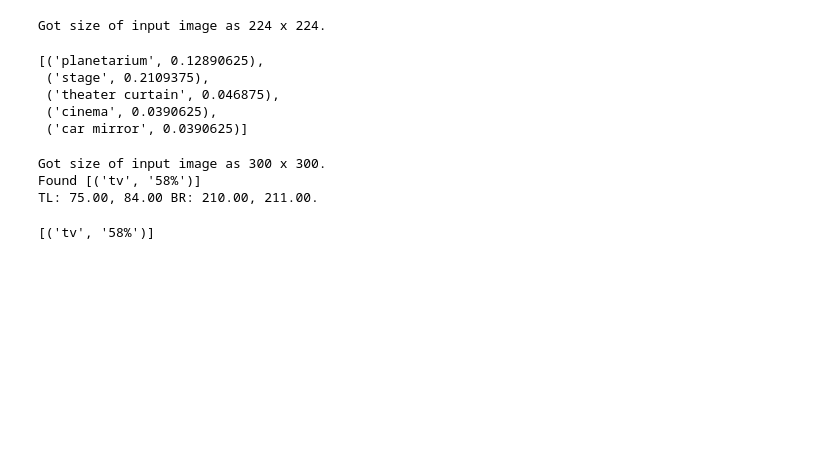
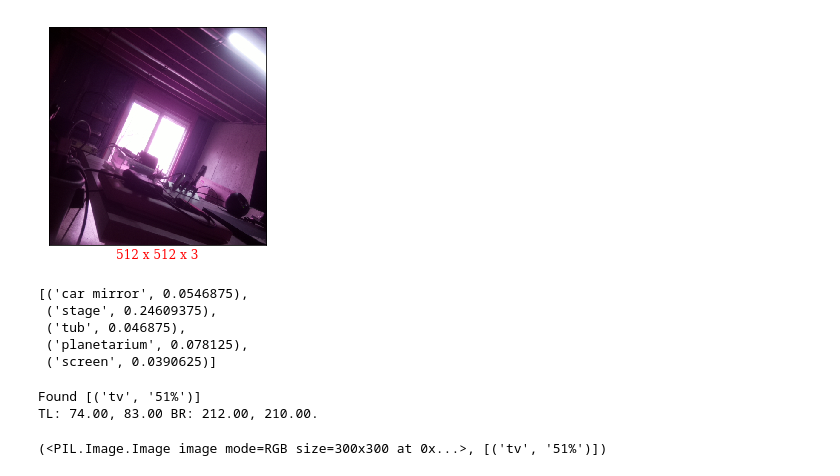
Before and after one commit to sunbee/Surveillor, a Jupyter notebook: DemoObjectDetector.ipynb, the cells around one changed output. Saved outputs shown, nothing was run; the diff lists cells and outputs as text; code cells hidden in the pictures; blank space fills up the shorter version.

Commit message:
Updated notebook 4 classifiers demo

```diff
--- a/DemoObjectDetector.ipynb
+++ b/DemoObjectDetector.ipynb
@@ -3,22 +1,28 @@ from classifiers import *
+# %%
+from classifyable import *
+pic = Classifyable()
+pic.set_snap()
+pic.show_snap()
+# %% [output]
+[figure, added]
 # %%
+from classifiers import *
 labs = "/home/pi/Downloads/MobileNet/labels_mobilenet_quant_v1_224.txt"
 mod = "/home/pi/Downloads/MobileNet/mobilenet_v1_1.0_224_quant.tflite"
-mnet = MobileNet(labs, mod)
+mnet = MobileNet(labs, mod, pic)
 mnet.classify_snap()
 # %% [output]
-Got size of input image as 224 x 224.
+[('car mirror', 0.0546875),
+ ('stage', 0.24609375),
+ ('tub', 0.046875),
+ ('planetarium', 0.078125),
+ ('screen', 0.0390625)]
-[('planetarium', 0.12890625),
- ('stage', 0.2109375),
- ('theater curtain', 0.046875),
- ('cinema', 0.0390625),
- ('car mirror', 0.0390625)]
 # %%
 labs2 = '/home/pi/Downloads/CocoSSD/labelmap.txt'
 mod2 = '/home/pi/Downloads/CocoSSD/detect.tflite'
-cnet = Coco(labs2, mod2)
+cnet = Coco(labs2, mod2, pic)
 cnet.classify_snap(threshold=0.4)
 # %% [output]
-Got size of input image as 300 x 300.
-Found [('tv', '58%')]
-TL: 75.00, 84.00 BR: 210.00, 211.00.
+Found [('tv', '51%')]
+TL: 74.00, 83.00 BR: 212.00, 210.00.
-[('tv', '58%')]
+(<PIL.Image.Image image mode=RGB size=300x300 at 0x...>, [('tv', '51%')])
```
Also changed, not shown: parts of 1 cell of this notebook.
